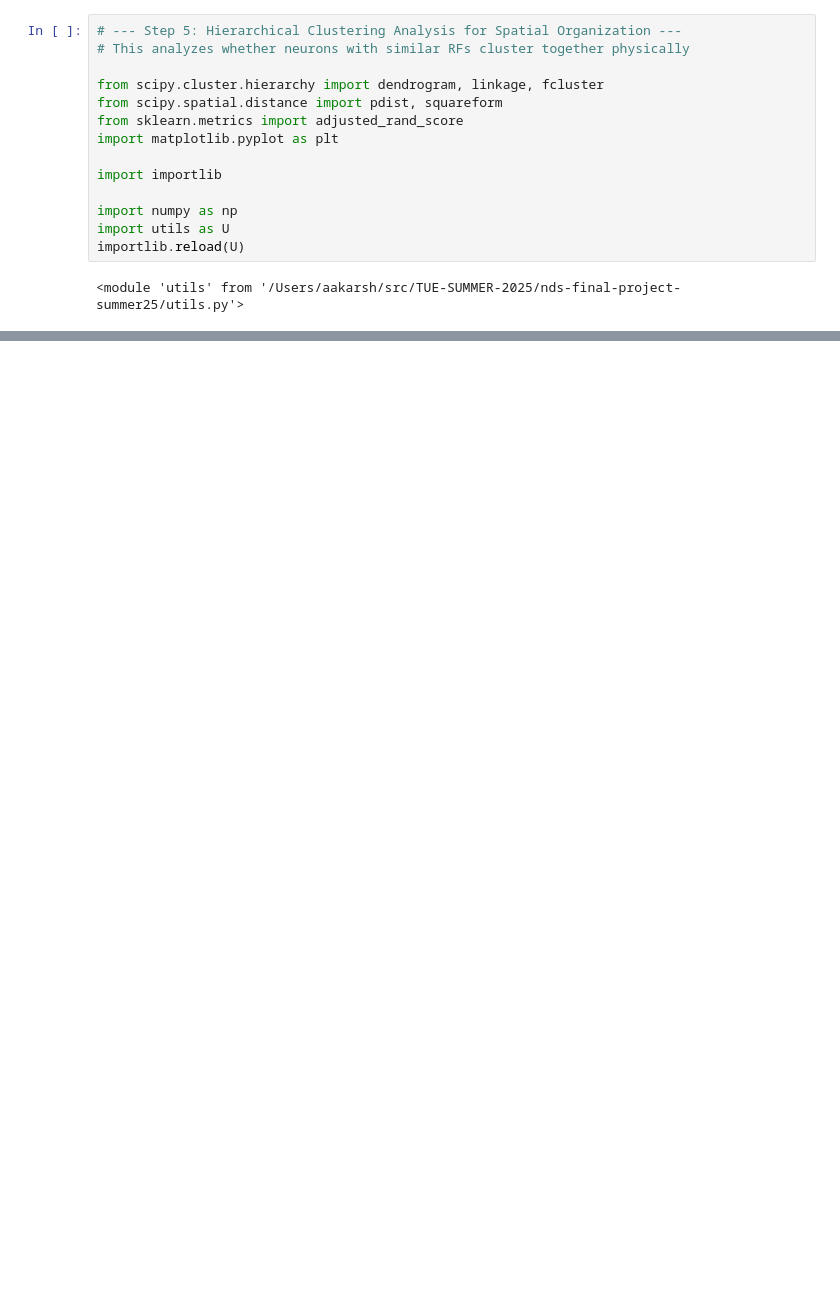
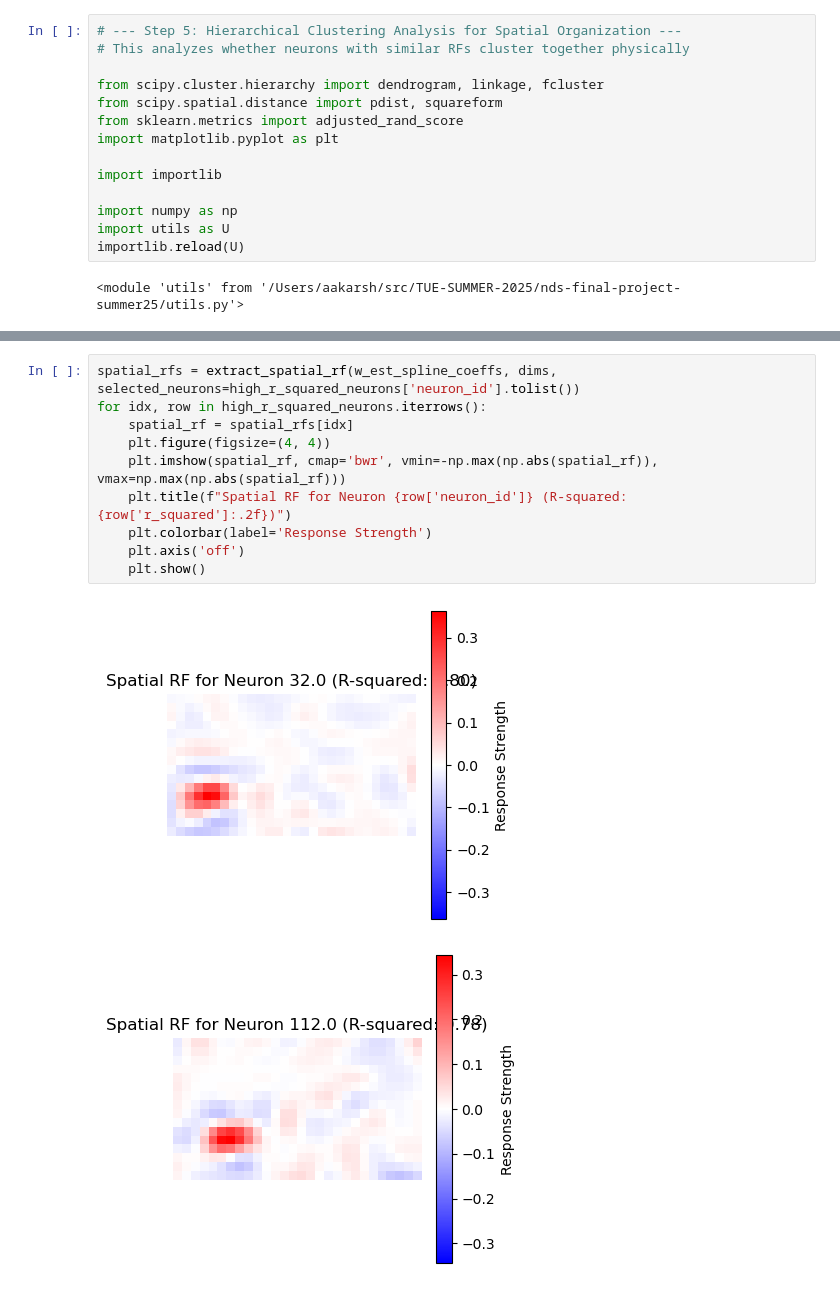
Before and after one commit to ak-andreas/nds-final-project-summer25, a Jupyter notebook: 04-statistical-testing.ipynb, the cells around one changed output, grey strips where cells are left out. Drawn from its saved outputs; the diff is of its cells as text; blank space fills up the shorter version.

```diff
--- a/04-statistical-testing.ipynb
+++ b/04-statistical-testing.ipynb
@@ -562,0 +202,13 @@ DBSCAN Analysis Complete!
+# %%
+spatial_rfs = extract_spatial_rf(w_est_spline_coeffs, dims, selected_neurons=high_r_squared_neurons['neuron_id'].tolist())
+for idx, row in high_r_squared_neurons.iterrows():
+    spatial_rf = spatial_rfs[idx]
+    plt.figure(figsize=(4, 4))
+    plt.imshow(spatial_rf, cmap='bwr', vmin=-np.max(np.abs(spatial_rf)), vmax=np.max(np.abs(spatial_rf)))
+    plt.title(f"Spatial RF for Neuron {row['neuron_id']} (R-squared: {row['r_squared']:.2f})")
+    plt.colorbar(label='Response Strength')
+    plt.axis('off')
+    plt.show()
+# %% [output]
+[figure, added]
+[figure, added]
```
Also changed, not shown: parts of 19 cells of this notebook, 16 other files.
